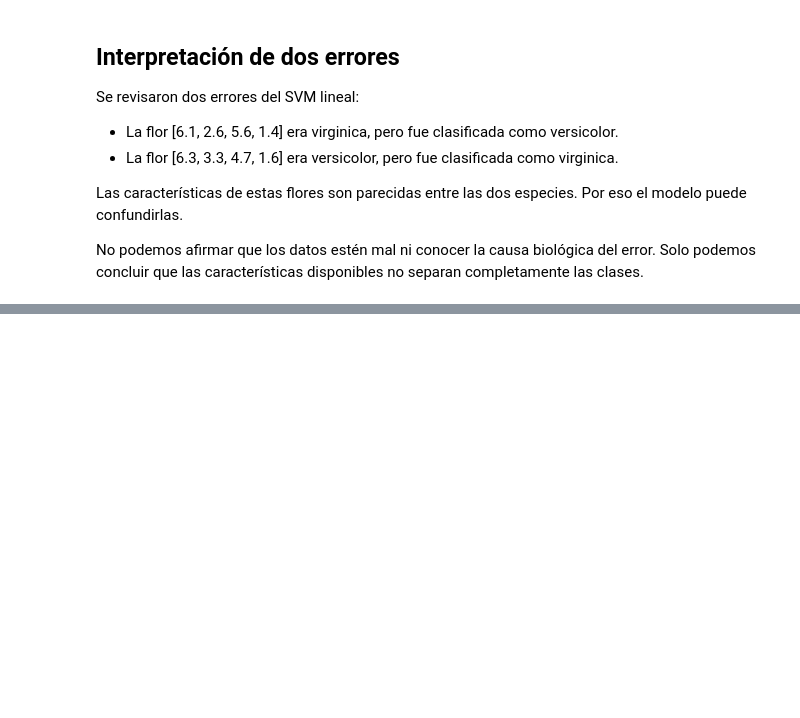
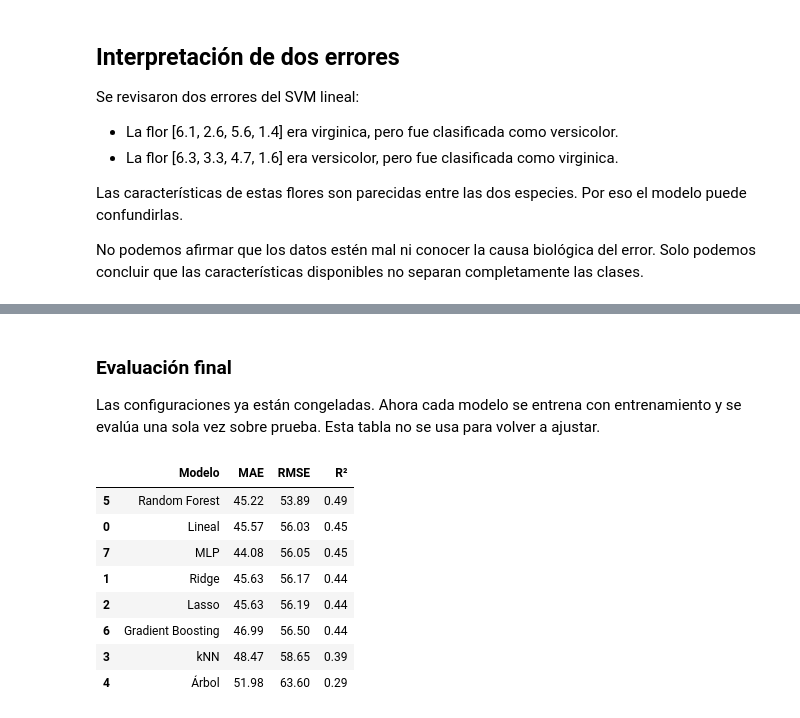
Before and after one commit to Harry-GNS/Recuperacion-de-la-Infromacion-2026B, a Jupyter notebook: Notebooks/01_revml.ipynb, the cells around one changed output, grey strips where cells are left out. Drawn from its saved outputs; the diff is of its cells as text; code cells hidden in the pictures; blank space fills up the shorter version.

```diff
--- a/Notebooks/01_revml.ipynb
+++ b/Notebooks/01_revml.ipynb
@@ -588,0 +658,19 @@ display(pd.DataFrame(regularizacion).round(3))
+# %%
+def crear_mlp_regresion(hidden_layer_sizes):
+    return TransformedTargetRegressor(
+        regressor=make_pipeline(
+            StandardScaler(),
+            MLPRegressor(
+                hidden_layer_sizes=hidden_layer_sizes,
+                alpha=0.001,
+                max_iter=3000,
+                random_state=42,
+            ),
+        ),
+        transformer=StandardScaler(),
+    )
+
+modelo_mlp_reg = elegir_regresor({
+    "hidden_layer_sizes=(16,)": crear_mlp_regresion((16,)),
+    "hidden_layer_sizes=(32,)": crear_mlp_regresion((32,)),
+})
@@ -588,0 +682,39 @@ display(pd.DataFrame(regularizacion).round(3))
+# %% [markdown]
+### Evaluación final
+
+Las configuraciones ya están congeladas. Ahora cada modelo se entrena con entrenamiento y se evalúa una sola vez sobre prueba. Esta tabla no se usa para volver a ajustar.
+# %%
+modelos_reg_finales = {
+    "Lineal": modelo_lineal,
+    "Ridge": modelo_ridge,
+    "Lasso": modelo_lasso,
+    "kNN": modelo_knn,
+    "Árbol": modelo_arbol_reg,
+    "Random Forest": modelo_rf_reg,
+    "Gradient Boosting": modelo_gb_reg,
+    "MLP": modelo_mlp_reg,
+}
+
+resultados_reg = []
+for nombre, modelo in modelos_reg_finales.items():
+    modelo.fit(Xr_train, yr_train)
+    pred = modelo.predict(Xr_test)
+    resultados_reg.append({
+        "Modelo": nombre,
+        "MAE": mean_absolute_error(yr_test, pred),
+        "RMSE": mean_squared_error(yr_test, pred) ** 0.5,
+        "R²": r2_score(yr_test, pred),
+    })
+
+tabla_regresion = pd.DataFrame(resultados_reg).sort_values("RMSE")
+display(tabla_regresion.round(2))
+# %% [output]
+|  | Modelo | MAE | RMSE | R² |
+| 5 | Random Forest | 45.22 | 53.89 | 0.49 |
+| 0 | Lineal | 45.57 | 56.03 | 0.45 |
+| 7 | MLP | 44.08 | 56.05 | 0.45 |
+| 1 | Ridge | 45.63 | 56.17 | 0.44 |
+| 2 | Lasso | 45.63 | 56.19 | 0.44 |
+| 6 | Gradient Boosting | 46.99 | 56.50 | 0.44 |
+| 3 | kNN | 48.47 | 58.65 | 0.39 |
+| 4 | Árbol | 51.98 | 63.60 | 0.29 |
```
Also changed, not shown: parts of 27 cells of this notebook.
